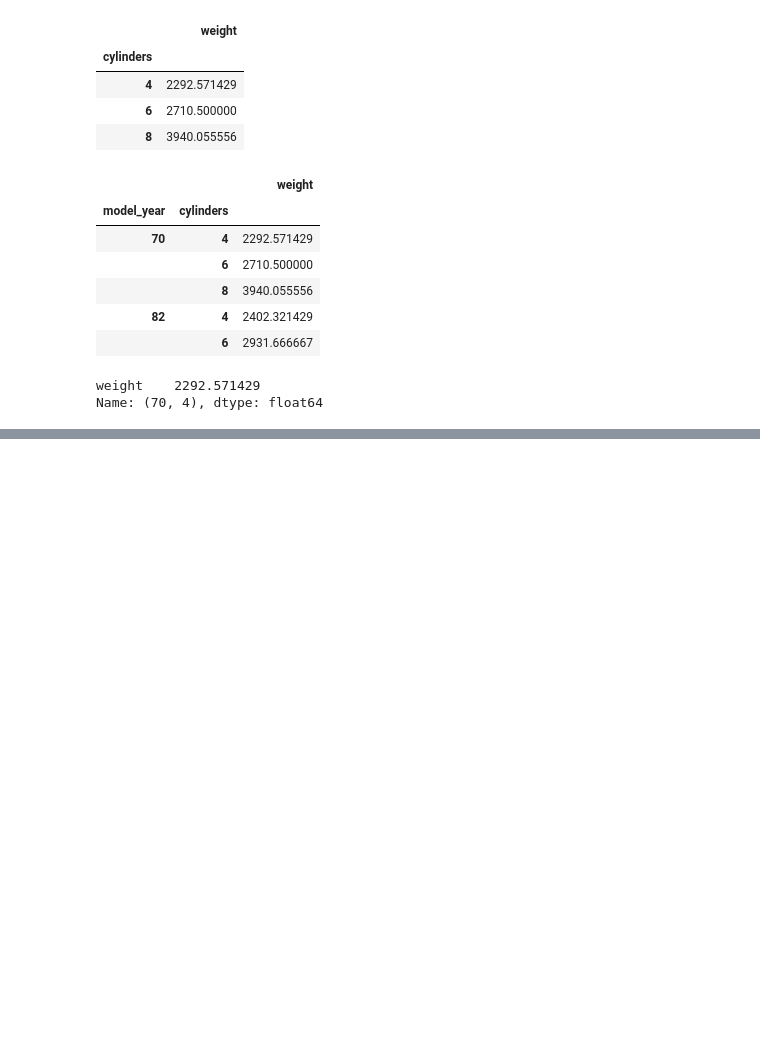
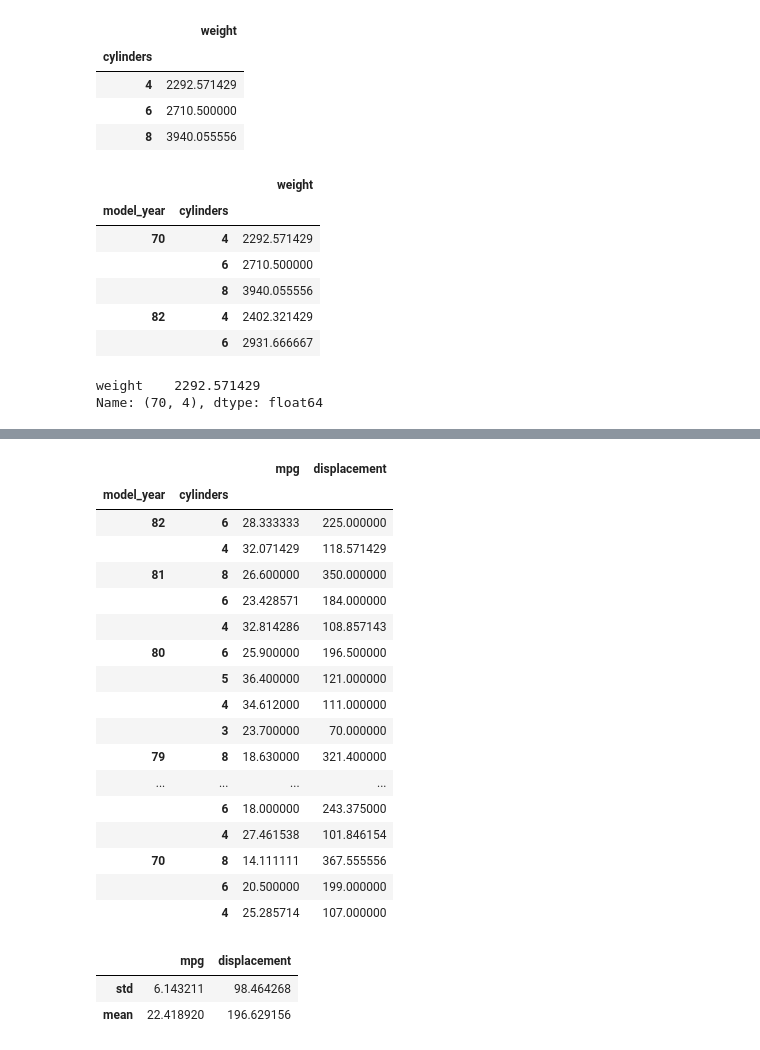
Before and after one commit to AlexTmbMifi/Pandas, a Jupyter notebook: Aggregation.ipynb, the cells around one changed output, grey strips where cells are left out. Drawn from its saved outputs; the diff is of its cells as text; code cells hidden in the pictures; blank space fills up the shorter version.

```diff
--- a/Aggregation.ipynb
+++ b/Aggregation.ipynb
@@ -151,0 +263,21 @@ Name: (70, 4), dtype: float64
+# %%
+df11.sort_index(level='model_year', ascending=False) # сортировка по индексу в порядке убывания
+# %% [output]
+|  |  | mpg | displacement |
+| model_year | cylinders |  |  |
+| 82 | 6 | 28.333333 | 225.000000 |
+|  | 4 | 32.071429 | 118.571429 |
+| 81 | 8 | 26.600000 | 350.000000 |
+|  | 6 | 23.428571 | 184.000000 |
+|  | 4 | 32.814286 | 108.857143 |
+| 80 | 6 | 25.900000 | 196.500000 |
+|  | 5 | 36.400000 | 121.000000 |
+|  | 4 | 34.612000 | 111.000000 |
+|  | 3 | 23.700000 | 70.000000 |
+| 79 | 8 | 18.630000 | 321.400000 |
+| ... | ... | ... | ... |
+|  | 6 | 18.000000 | 243.375000 |
+|  | 4 | 27.461538 | 101.846154 |
+| 70 | 8 | 14.111111 | 367.555556 |
+|  | 6 | 20.500000 | 199.000000 |
+|  | 4 | 25.285714 | 107.000000 |
@@ -151,0 +299,6 @@ Name: (70, 4), dtype: float64
+# %%
+df11.agg(['std','mean'])
+# %% [output]
+|  | mpg | displacement |
+| std | 6.143211 | 98.464268 |
+| mean | 22.418920 | 196.629156 |
```
Also changed, not shown: parts of 10 cells of this notebook.
